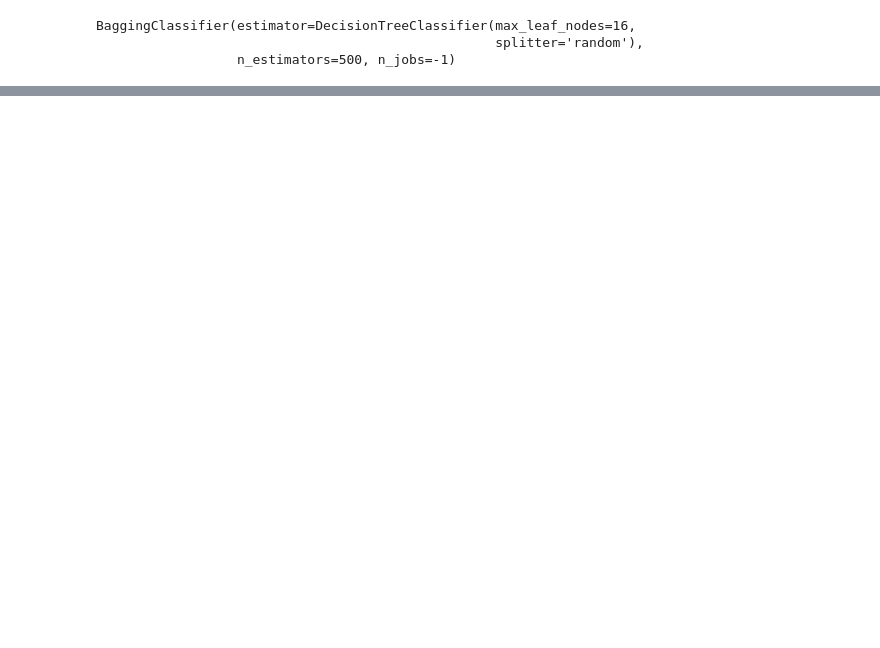
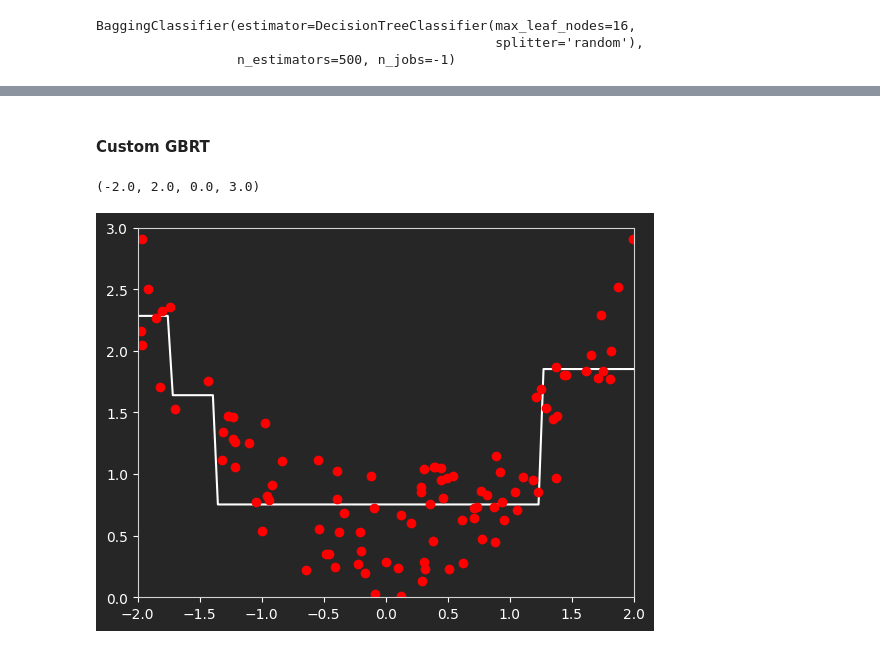
Before and after one commit to abhishak3/MLM, a Jupyter notebook: EnsembleLearning.ipynb, the cells around one changed output, grey strips where cells are left out. Drawn from its saved outputs; the diff is of its cells as text; code cells hidden in the pictures; blank space fills up the shorter version.

```diff
--- a/EnsembleLearning.ipynb
+++ b/EnsembleLearning.ipynb
@@ -155,0 +193,15 @@ plot_dataset(X_train, y_train)
+# %% [markdown]
+#### Custom GBRT
+# %%
+from sklearn.tree import DecisionTreeRegressor
+tree1 = DecisionTreeRegressor(max_depth=2)
+tree1.fit(X, y)
+y1 = tree1.predict(X).reshape(-1, 1)
+
+# plot decision boundaries
+reg_dec_boundary(tree1, X)
+plt.plot(X, y, 'ro')
+plt.axis([-2, 2, 0, 3])
+# %% [output]
+(-2.0, 2.0, 0.0, 3.0)
+[figure, added]
```
Also changed, not shown: parts of 28 cells of this notebook.
